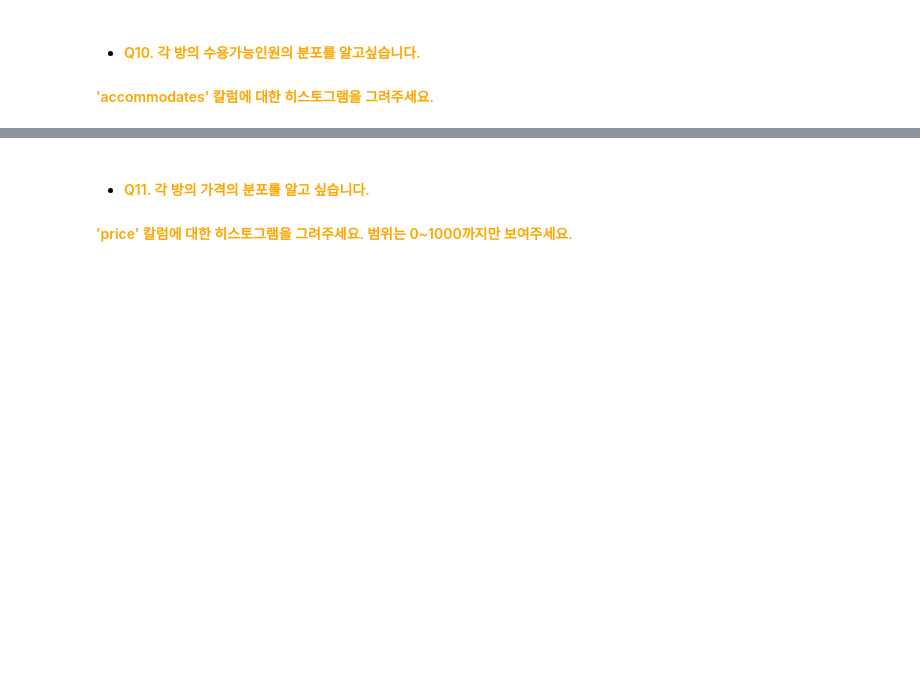
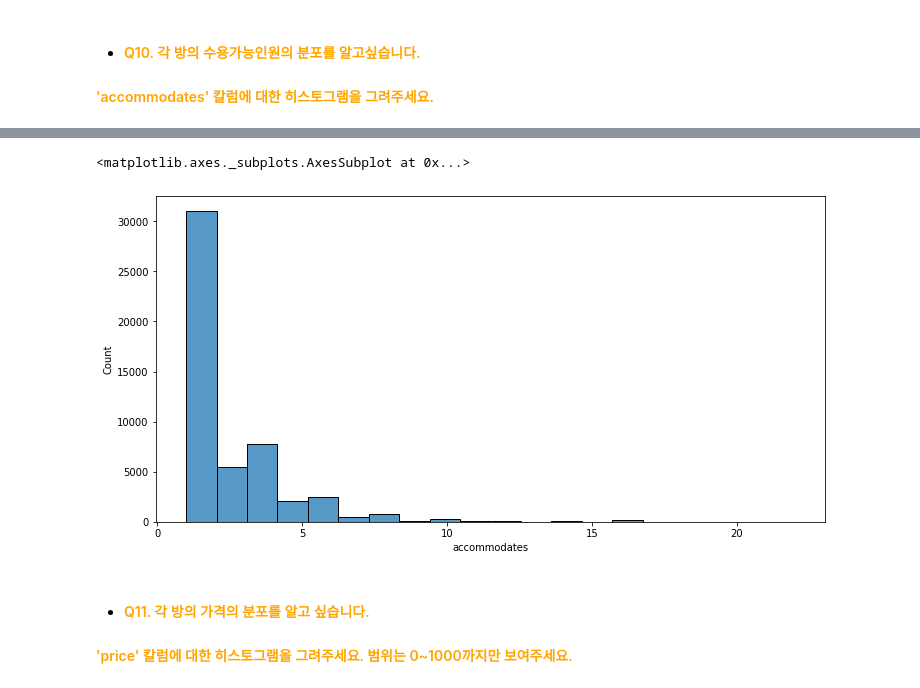
Before and after one commit to woohoocheezy/yGITa, a Jupyter notebook: eda/20_임우찬_EDA&시각화_과제.ipynb, the cells around one changed output, grey strips where cells are left out. Cells and saved outputs as stored; diff of their text form; code cells hidden in the pictures; blank space fills up the shorter version.

```diff
--- a/eda/20_임우찬_EDA&시각화_과제.ipynb
+++ b/eda/20_임우찬_EDA&시각화_과제.ipynb
@@ -175,3 +215,10 @@ plt.figure(figsize=(15,6))
+# %%
+# Q10
+plt.figure(figsize=(12,6))
+sns.histplot(x = 'accommodates', data = df, bins=20)
+# %% [output]
+<matplotlib.axes._subplots.AxesSubplot at 0x...>
+[figure, added]
 # %% [markdown]
 - #### <font color='orange'> Q11. 각 방의 가격의 분포를 알고 싶습니다.
 #### <font color='orange'> 'price' 칼럼에 대한 히스토그램을 그려주세요. 범위는 0~1000까지만 보여주세요.
```
Also changed, not shown: parts of 23 cells of this notebook.
